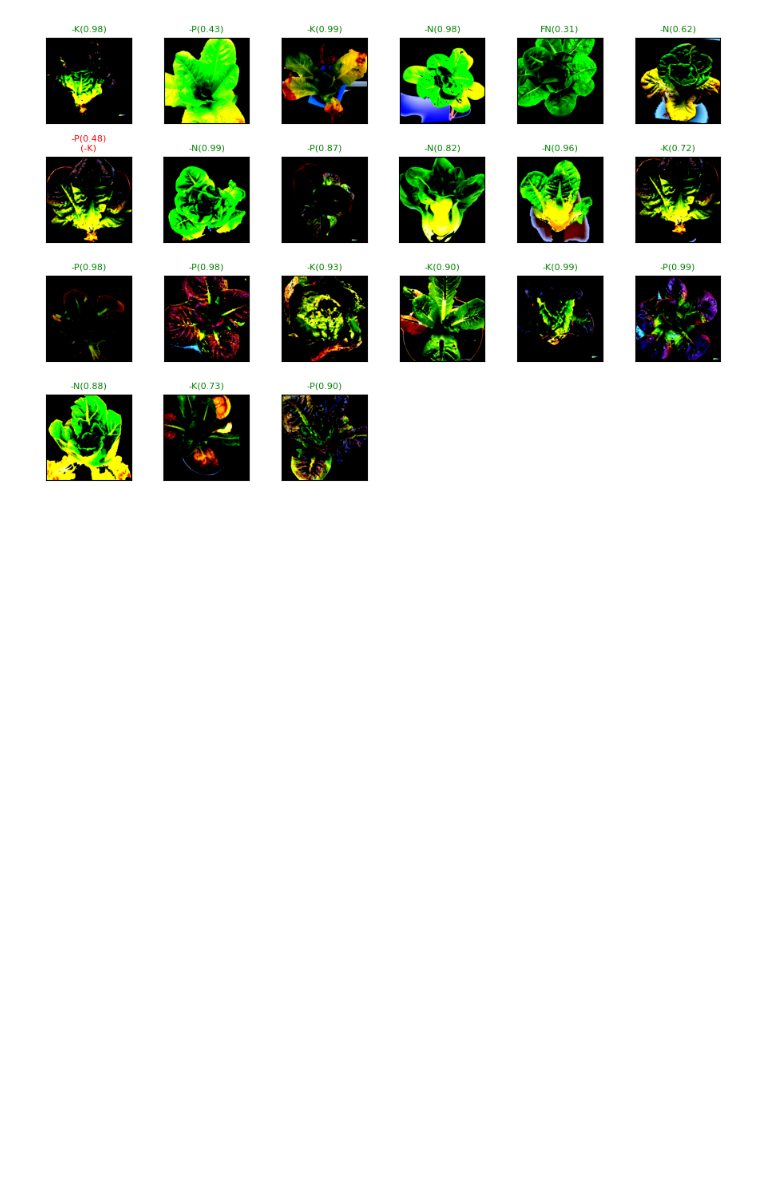
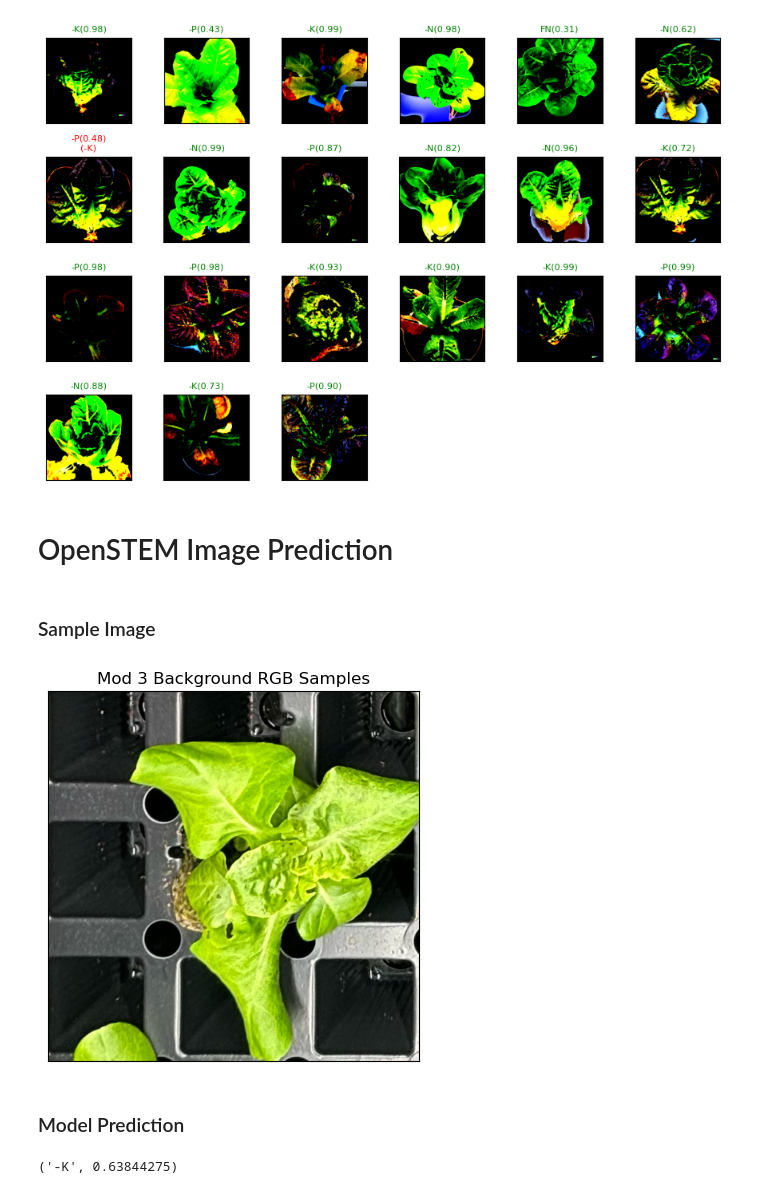
Before and after one commit to ethanclewis/Lettuce-NPK, a Jupyter notebook: v10.ipynb, the cells around one changed output. Cells and saved outputs as stored; diff of their text form; code cells hidden in the pictures; blank space fills up the shorter version.

```diff
--- a/v10.ipynb
+++ b/v10.ipynb
@@ -449,3 +491,16 @@ Clipping input data to the valid range for imshow with RGB data ([0..1] for floa
 Clipping input data to the valid range for imshow with RGB data ([0..1] for floats or [0..255] for integers).
 Clipping input data to the valid range for imshow with RGB data ([0..1] for floats or [0..255] for integers).
 [figure]
+# %% [markdown]
+# OpenSTEM Image Prediction
+# %% [markdown]
+### Sample Image
+# %%
+os_image = Image.open("C:\\Users\\eclew\\OneDrive\\Desktop\\Lettuce NPK v2\\Module 3 Pic.jpg")
+plt.imshow(np.asarray(os_image))
+plt.xticks([])
+plt.yticks([])
+plt.title("Mod 3 Background RGB Samples")
+plt.show()
+# %% [output]
+[figure, added]
@@ -451,0 +514,14 @@ Clipping input data to the valid range for imshow with RGB data ([0..1] for floa
+# %% [markdown]
+### Model Prediction
+# %%
+def prediction(img):
+    new_img = transform3(img)
+    saved_model.eval()
+    with torch.no_grad():
+        pred = saved_model(torch.stack([new_img]).to(device)).cpu().detach().numpy()[0]
+    class_label = np.argmax(pred)
+    return class_names[np.argmax(pred)], pred[class_label]
+
+prediction(os_image)
+# %% [output]
+('-K', 0.63844275)
```
Also changed, not shown: parts of 20 cells of this notebook.
